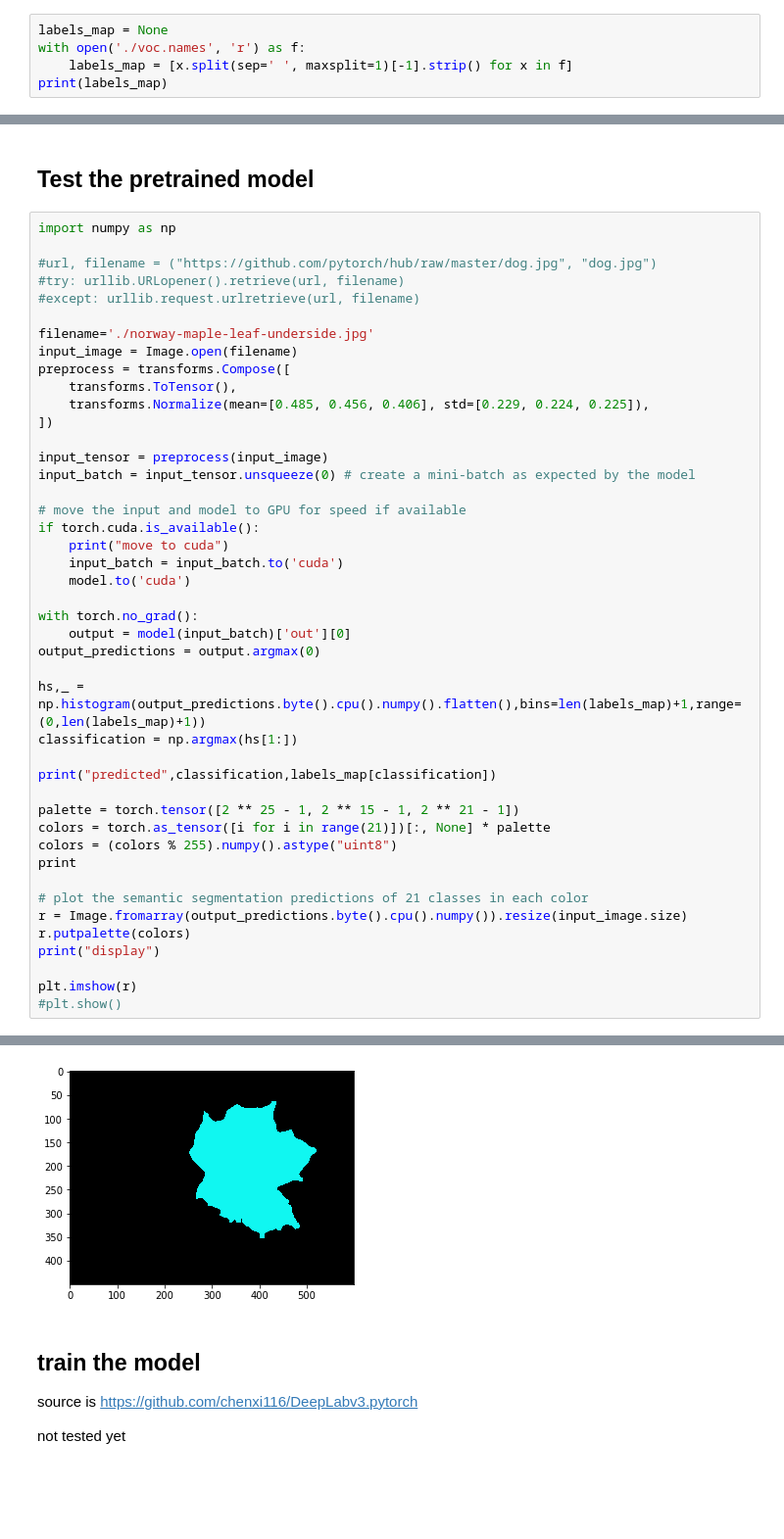
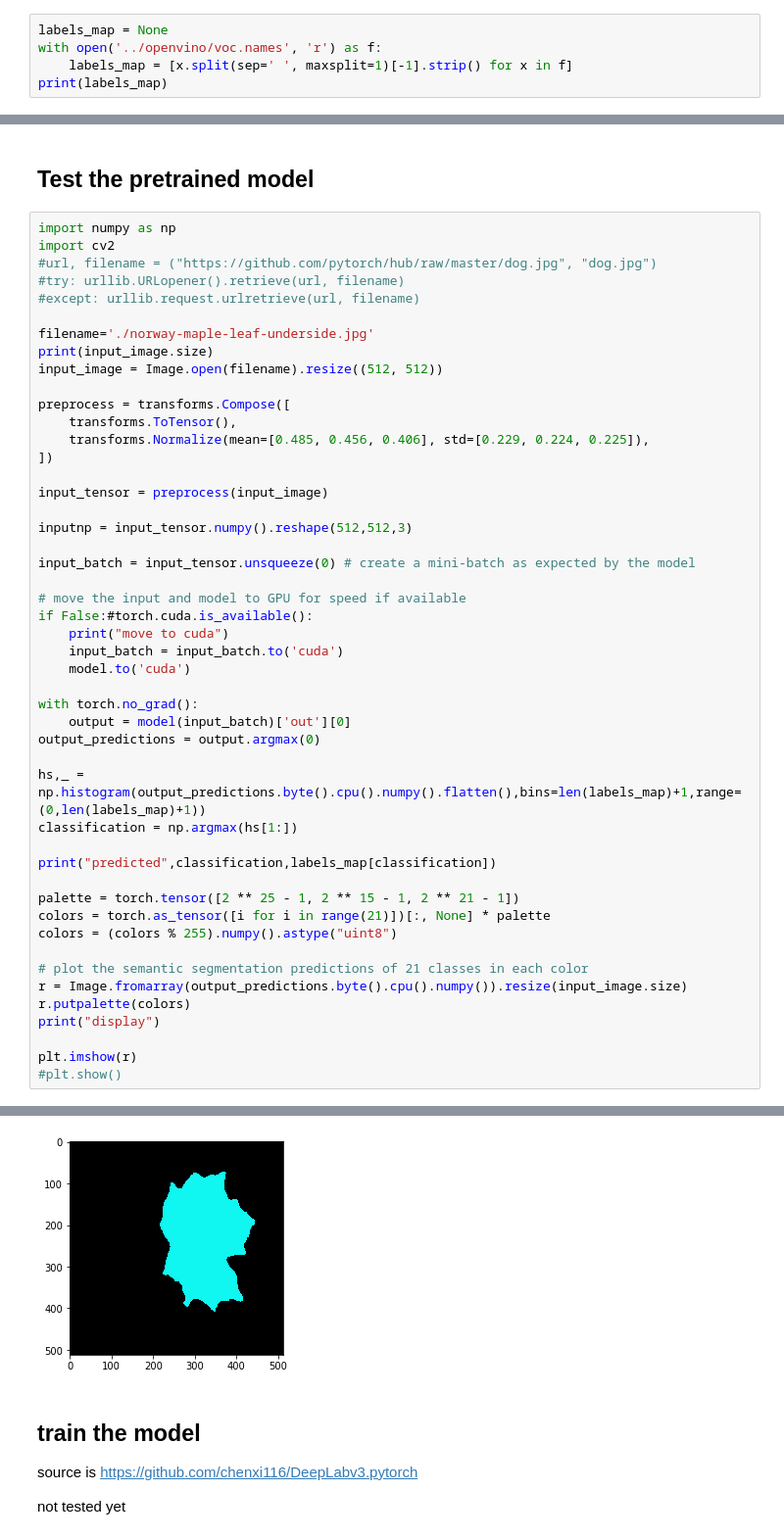
Before and after one commit to cmembrez/Raspberry-Robotics101, a Jupyter notebook: projects/DC-Box/pytorch/pytorch_deeplabv3-resnet101.ipynb, the cells around one changed output, grey strips where cells are left out. Shown at 98% size. Saved outputs shown, nothing was run; the diff lists cells and outputs as text; blank space fills up the shorter version.

```diff
--- a/projects/DC-Box/pytorch/pytorch_deeplabv3-resnet101.ipynb
+++ b/projects/DC-Box/pytorch/pytorch_deeplabv3-resnet101.ipynb
@@ -34,7 +34,7 @@ DeepLabV3(
 ## read labels for the pretrained model
 # %%
 labels_map = None
-with open('./voc.names', 'r') as f:
+with open('../openvino/voc.names', 'r') as f:
     labels_map = [x.split(sep=' ', maxsplit=1)[-1].strip() for x in f]
 print(labels_map)
 # %% [output]
@@ -43,23 +43,28 @@ print(labels_map)
 ## Test the pretrained model
 # %%
 import numpy as np
-
+import cv2
 #url, filename = ("https://github.com/pytorch/hub/raw/master/dog.jpg", "dog.jpg")
 #try: urllib.URLopener().retrieve(url, filename)
 #except: urllib.request.urlretrieve(url, filename)
 
 filename='./norway-maple-leaf-underside.jpg'
-input_image = Image.open(filename)
+print(input_image.size)
+input_image = Image.open(filename).resize((512, 512))
+
 preprocess = transforms.Compose([
     transforms.ToTensor(),
     transforms.Normalize(mean=[0.485, 0.456, 0.406], std=[0.229, 0.224, 0.225]),
 ])
 
 input_tensor = preprocess(input_image)
+
+inputnp = input_tensor.numpy().reshape(512,512,3)
+
 input_batch = input_tensor.unsqueeze(0) # create a mini-batch as expected by the model
 
 # move the input and model to GPU for speed if available
-if torch.cuda.is_available():
+if False:#torch.cuda.is_available():
     print("move to cuda")
     input_batch = input_batch.to('cuda')
     model.to('cuda')
@@ -76,7 +81,6 @@ print("predicted",classification,labels_map[classification])
 palette = torch.tensor([2 ** 25 - 1, 2 ** 15 - 1, 2 ** 21 - 1])
 colors = torch.as_tensor([i for i in range(21)])[:, None] * palette
 colors = (colors % 255).numpy().astype("uint8")
-print
 
 # plot the semantic segmentation predictions of 21 classes in each color
 r = Image.fromarray(output_predictions.byte().cpu().numpy()).resize(input_image.size)
@@ -91,7 +94,7 @@ move to cuda
 predicted 15 pottedplant
 display
 <matplotlib.image.AxesImage at 0x...>
-[figure, old version]
+[figure, new version]
 # %% [markdown]
 ## train the model
  source is https://github.com/chenxi116/DeepLabv3.pytorch
```
Also changed, not shown: parts of 6 cells of this notebook, 3 other files.
